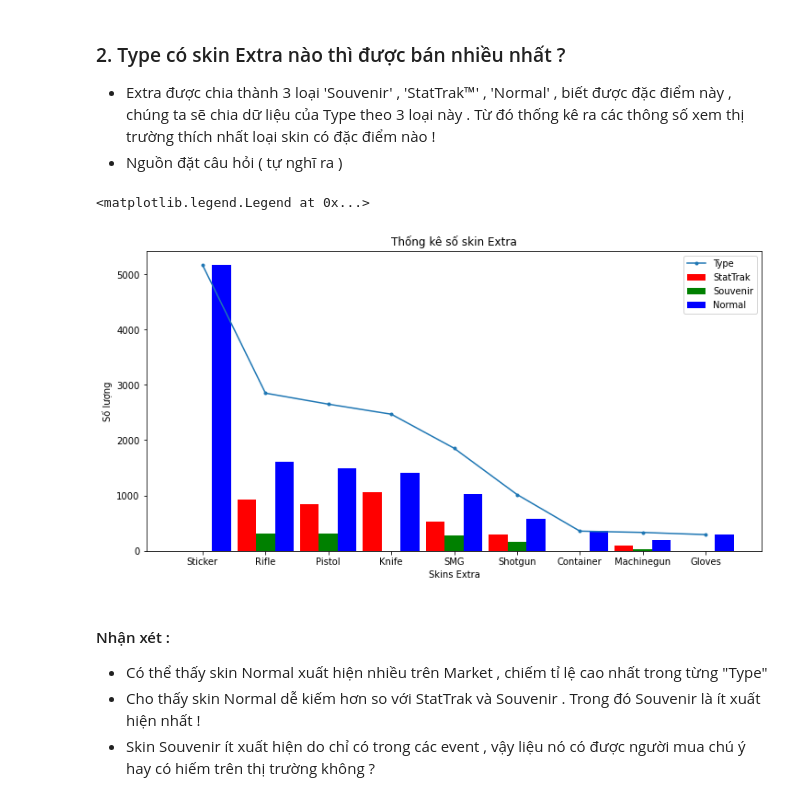
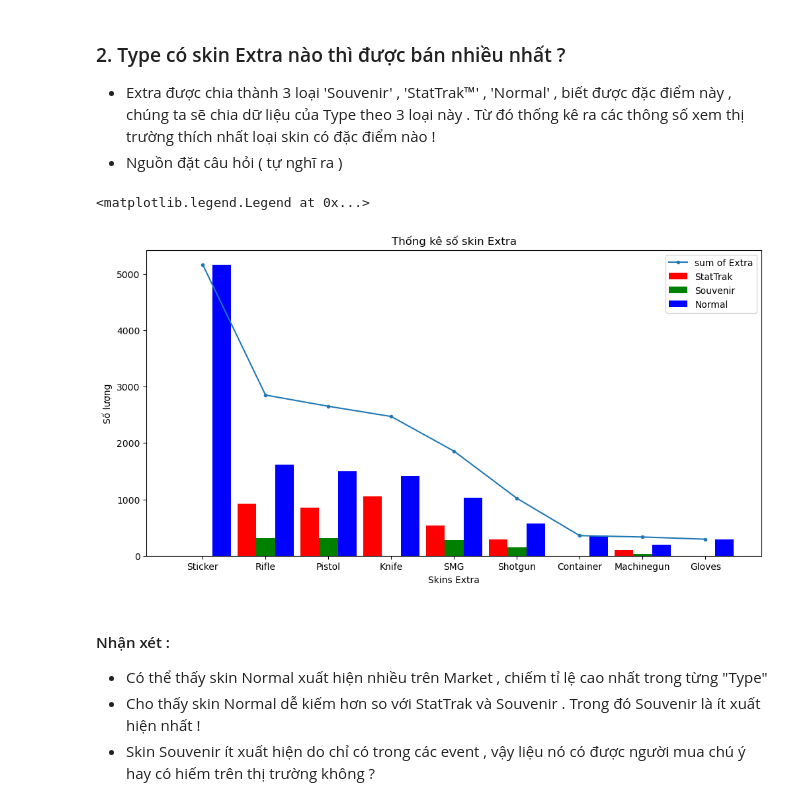
Before and after one commit to anhvuphamtan/CSGO-Market-Analysis, a Jupyter notebook: Data _Visualization.ipynb, the cells around one changed output. Drawn from its saved outputs; the diff is of its cells as text; code cells hidden in the pictures.

```diff
--- a/Data _Visualization.ipynb
+++ b/Data _Visualization.ipynb
@@ -85,7 +85,7 @@ Tuy nhiên , Sticker cũng như các Type khác , chúng có nhiều phân loạ
 - Nguồn đặt câu hỏi ( tự nghĩ ra )
 # %%
 plt.rcParams["figure.figsize"] = [12, 6]
-df_Type.plot.line(marker ='.')
+df_Type.plot.line(marker ='.',label="sum of Extra")
 
 X = list(df_Type.keys())
 list_Extra = ['Souvenir','StatTrak™','Normal']
@@ -97,34 +97,34 @@ for i in X:
     temp = a['Extra'].value_counts(dropna=False) # count value in columns Extra
     if ('StatTrak™' in list(temp.keys())):
         list_Stattrak.append(temp['StatTrak™']) # sum value = Stattrak in column
     else:
         list_Stattrak.append(0)
 
     if ('Souvenir' in list(temp.keys())):
         list_Souvenir.append(temp['Souvenir'])
     else:
         list_Souvenir.append(0)
 
     if ('Normal' in list(temp.keys())):
         list_Normal.append(temp['Normal'])
     else:
         list_Normal.append(0)
 
 
 X_axis = np.arange(len(X))
 
 plt.bar(X_axis - 0.3, list_Stattrak, 0.3, label = 'StatTrak',color = 'r')
 plt.bar(X_axis , list_Souvenir, 0.3, label = 'Souvenir',color ='g')
 plt.bar(X_axis + 0.3, list_Normal, 0.3, label = 'Normal',color = 'b')
 
 plt.xticks(X_axis, X)
 plt.xlabel("Skins Extra")
 plt.ylabel("Số lượng")
 plt.title("Thống kê số skin Extra")
 plt.legend()
 # %% [output]
 <matplotlib.legend.Legend at 0x...>
-[figure, old version]
+[figure, new version]
 # %% [markdown]
 #### Nhận xét :
 - Có thể thấy skin Normal xuất hiện nhiều trên Market , chiếm tỉ lệ cao nhất trong từng "Type"
```
Also changed, not shown: parts of 6 cells of this notebook.
